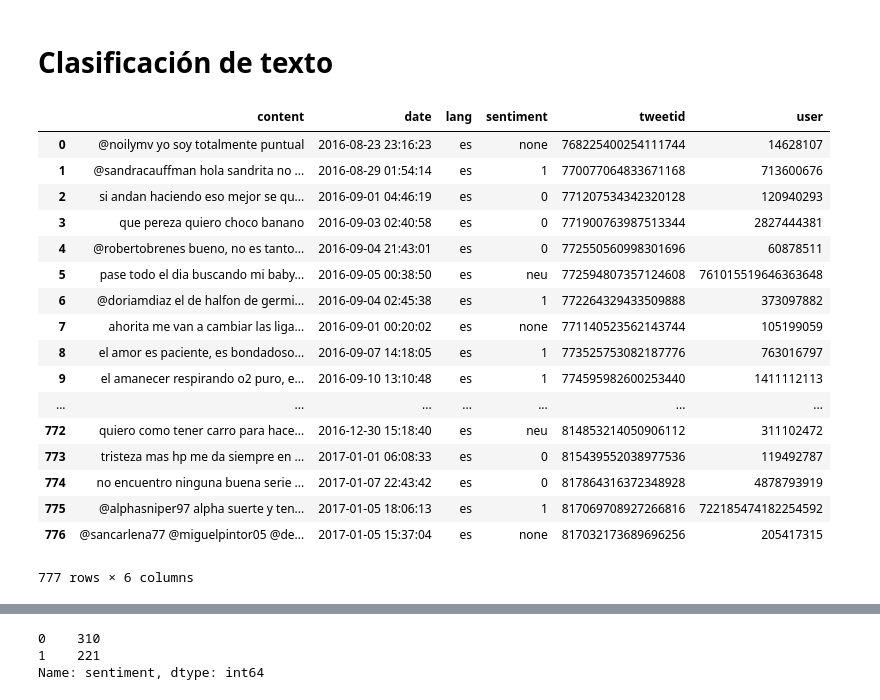
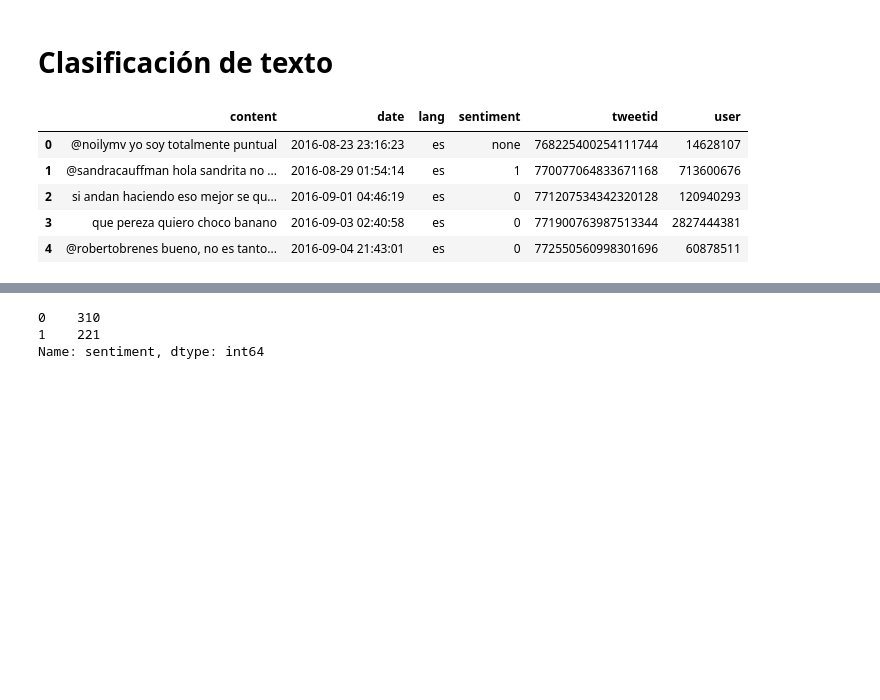
Before and after one commit to WomenWhoCode/WWCodeBogota, a Jupyter notebook: Python/Spacy-Español.ipynb, the cells around one changed output, grey strips where cells are left out. Drawn from its saved outputs; the diff is of its cells as text; code cells hidden in the pictures; blank space fills up the shorter version.

```diff
--- a/Python/Spacy-Español.ipynb
+++ b/Python/Spacy-Español.ipynb
@@ -206,26 +206,14 @@ fout.close()
 # %%
 #tomar los datos del archivo creado en un dataframe
 train_df = pd.read_json('TASS2019_country_CR_train-sintilde.json')
-train_df
+train_df.head()
 # %% [output]
 |  | content | date | lang | sentiment | tweetid | user |
 | 0 | @noilymv yo soy totalmente puntual | 2016-08-23 23:16:23 | es | none | 768225400254111744 | 14628107 |
 | 1 | @sandracauffman hola sandrita no ... | 2016-08-29 01:54:14 | es | 1 | 770077064833671168 | 713600676 |
 | 2 | si andan haciendo eso mejor se qu... | 2016-09-01 04:46:19 | es | 0 | 771207534342320128 | 120940293 |
 | 3 | que pereza quiero choco banano | 2016-09-03 02:40:58 | es | 0 | 771900763987513344 | 2827444381 |
 | 4 | @robertobrenes bueno, no es tanto... | 2016-09-04 21:43:01 | es | 0 | 772550560998301696 | 60878511 |
-| 5 | pase todo el dia buscando mi baby... | 2016-09-05 00:38:50 | es | neu | 772594807357124608 | 761015519646363648 |
-| 6 | @doriamdiaz el de halfon de germi... | 2016-09-04 02:45:38 | es | 1 | 772264329433509888 | 373097882 |
-| 7 | ahorita me van a cambiar las liga... | 2016-09-01 00:20:02 | es | none | 771140523562143744 | 105199059 |
-| 8 | el amor es paciente, es bondadoso... | 2016-09-07 14:18:05 | es | 1 | 773525753082187776 | 763016797 |
-| 9 | el amanecer respirando o2 puro, e... | 2016-09-10 13:10:48 | es | 1 | 774595982600253440 | 1411112113 |
-| ... | ... | ... | ... | ... | ... | ... |
-| 772 | quiero como tener carro para hace... | 2016-12-30 15:18:40 | es | neu | 814853214050906112 | 311102472 |
-| 773 | tristeza mas hp me da siempre en ... | 2017-01-01 06:08:33 | es | 0 | 815439552038977536 | 119492787 |
-| 774 | no encuentro ninguna buena serie ... | 2017-01-07 22:43:42 | es | 0 | 817864316372348928 | 4878793919 |
-| 775 | @alphasniper97 alpha suerte y ten... | 2017-01-05 18:06:13 | es | 1 | 817069708927266816 | 722185474182254592 |
-| 776 | @sancarlena77 @miguelpintor05 @de... | 2017-01-05 15:37:04 | es | none | 817032173689696256 | 205417315 |
-777 rows × 6 columns
 # %%
 #Función para eliminar las menciones a otros usuarios de twitter
 def filter_reply(content):
```
Also changed, not shown: parts of 1 cell of this notebook.
